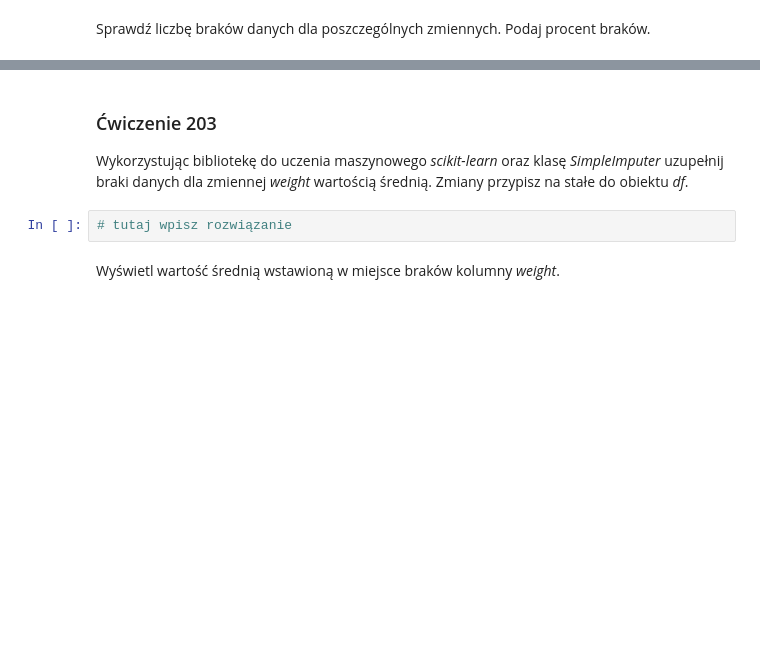
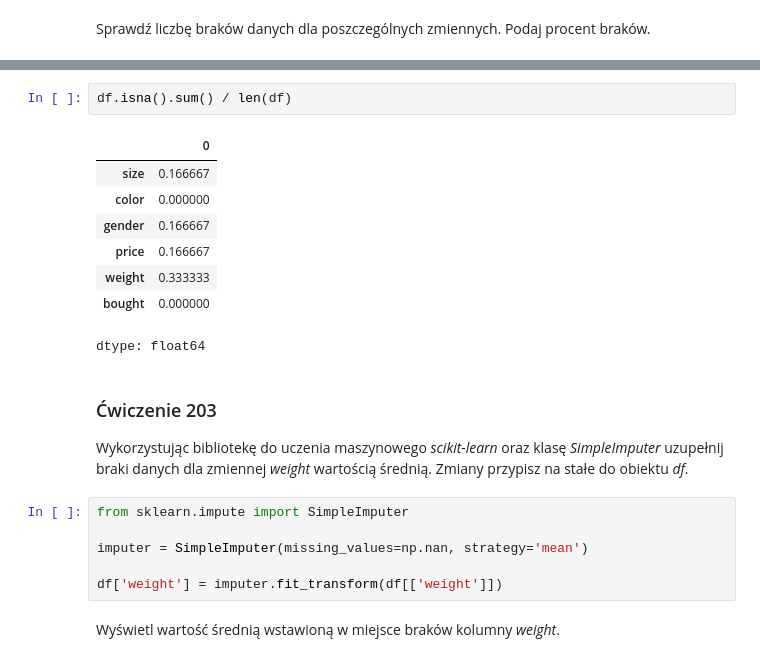
Before and after one commit to Krzesimir13/Udemy_DS, a Jupyter notebook: 201_210_exercises.ipynb, the cells around one changed output, grey strips where cells are left out. Saved outputs shown, nothing was run; the diff lists cells and outputs as text; blank space fills up the shorter version.

```diff
--- a/201_210_exercises.ipynb
+++ b/201_210_exercises.ipynb
@@ -52,7 +75,22 @@ Sprawdź liczbę braków danych dla poszczególnych zmiennych. Podaj procent bra
+# %%
+df.isna().sum() / len(df)
+# %% [output]
+|  | 0 |
+| size | 0.166667 |
+| color | 0.000000 |
+| gender | 0.166667 |
+| price | 0.166667 |
+| weight | 0.333333 |
+| bought | 0.000000 |
+dtype: float64
 # %% [markdown]
 ### <a name='3'></a> Ćwiczenie 203
 Wykorzystując bibliotekę do uczenia maszynowego _scikit-learn_ oraz klasę _SimpleImputer_ uzupełnij braki danych dla zmiennej _weight_ wartością średnią. Zmiany przypisz na stałe do obiektu _df_.
-# %%
-# tutaj wpisz rozwiązanie
+# %%
+from sklearn.impute import SimpleImputer
+
+imputer = SimpleImputer(missing_values=np.nan, strategy='mean')
+
+df['weight'] = imputer.fit_transform(df[['weight']])
 # %% [markdown]
 Wyświetl wartość średnią wstawioną w miejsce braków kolumny _weight_.
```
Also changed, not shown: parts of 15 cells of this notebook.
